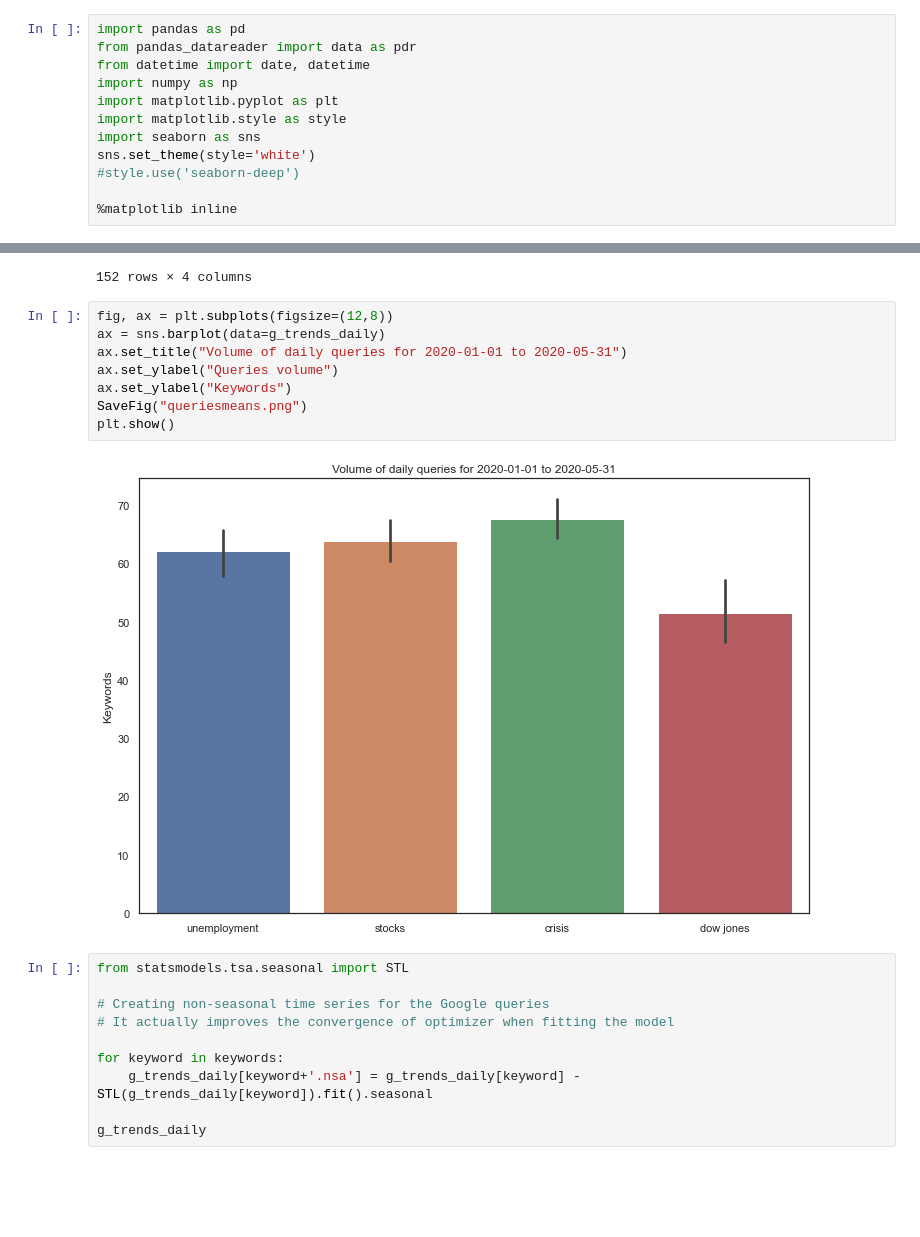
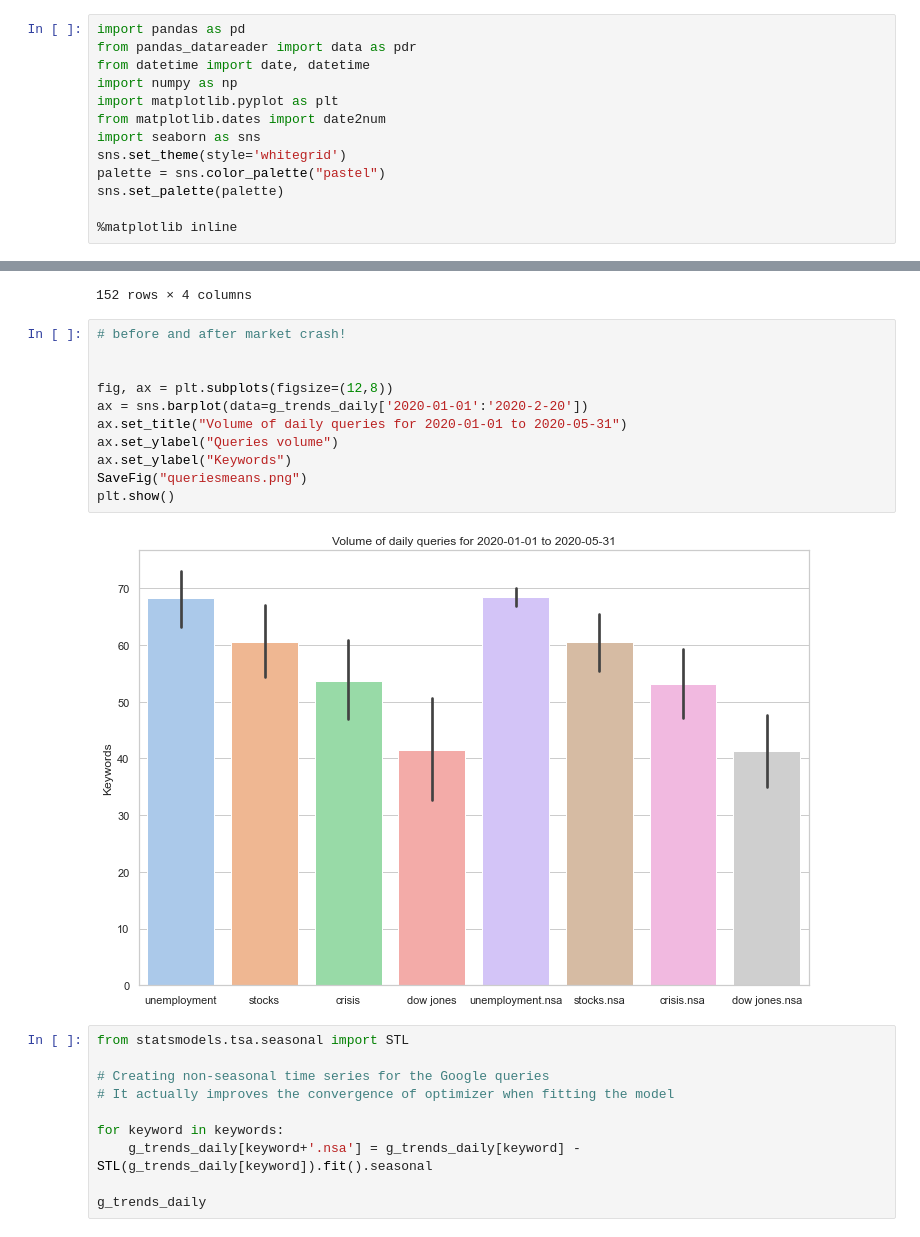
Before and after one commit to epfl-ada/ada-2020-project-milestone-p3-p3_adanas, a Jupyter notebook: creative_extension.ipynb, the cells around one changed output, grey strips where cells are left out. Saved outputs shown, nothing was run; the diff lists cells and outputs as text; blank space fills up the shorter version.

```diff
--- a/creative_extension.ipynb
+++ b/creative_extension.ipynb
@@ -6,10 +6,11 @@ from pandas_datareader import data as pdr
 from datetime import date, datetime
 import numpy as np
 import matplotlib.pyplot as plt
-import matplotlib.style as style
+from matplotlib.dates import date2num
 import seaborn as sns
-sns.set_theme(style='white')
-#style.use('seaborn-deep')
+sns.set_theme(style='whitegrid')
+palette = sns.color_palette("pastel")
+sns.set_palette(palette)
 
 %matplotlib inline
 # %%
@@ -355,15 +399,18 @@ g_trends_daily
 | 2020-05-31 | 69 | 45 | 78 | 9 |
 152 rows × 4 columns
 # %%
+# before and after market crash!
+
+
 fig, ax = plt.subplots(figsize=(12,8))
-ax = sns.barplot(data=g_trends_daily)
+ax = sns.barplot(data=g_trends_daily['2020-01-01':'2020-2-20'])
 ax.set_title("Volume of daily queries for 2020-01-01 to 2020-05-31")
 ax.set_ylabel("Queries volume")
 ax.set_ylabel("Keywords")
 SaveFig("queriesmeans.png")
 plt.show()
 # %% [output]
-[figure, old version]
+[figure, new version]
 # %%
 from statsmodels.tsa.seasonal import STL
 
```
Also changed, not shown: parts of 16 cells of this notebook, 8 other files.
